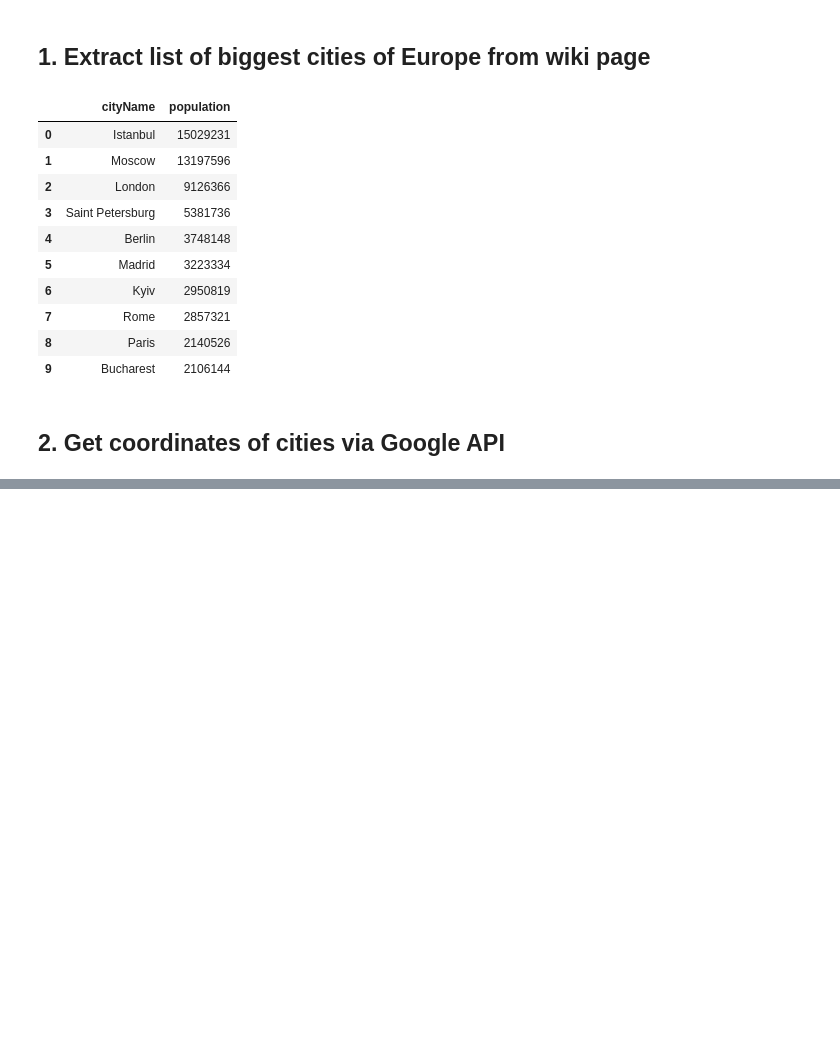
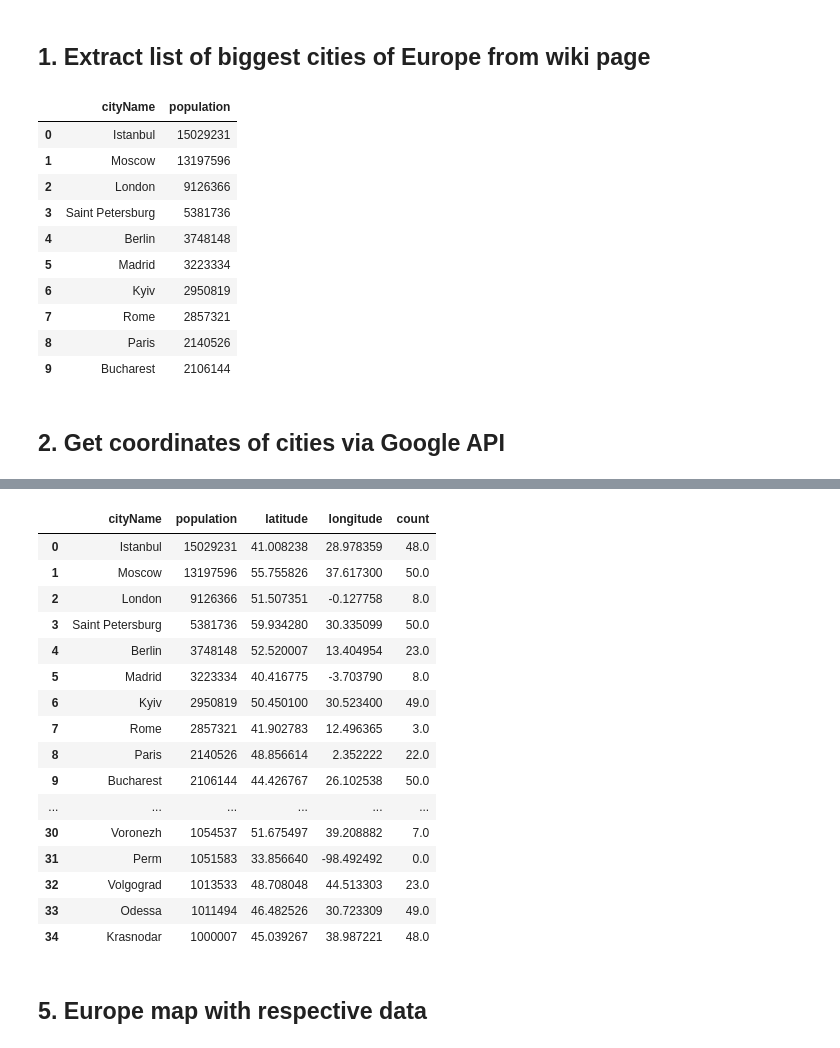
Before and after one commit to vitalykamentcev/DataScienceCourse, a Jupyter notebook: Data Science Capstone II.ipynb, the cells around one changed output, grey strips where cells are left out. Cells and saved outputs as stored; diff of their text form; code cells hidden in the pictures; blank space fills up the shorter version.

Commit message:
Data Science Capstone Week II

```diff
--- a/Data Science Capstone II.ipynb
+++ b/Data Science Capstone II.ipynb
@@ -147,0 +274,23 @@ latlons = [tuple(x) for x in subset.values]
+# %%
+cities.fillna(value = {'count': 0}, inplace = True)
+cities
+# %% [output]
+|  | cityName | population | latitude | longitude | count |
+| 0 | Istanbul | 15029231 | 41.008238 | 28.978359 | 48.0 |
+| 1 | Moscow | 13197596 | 55.755826 | 37.617300 | 50.0 |
+| 2 | London | 9126366 | 51.507351 | -0.127758 | 8.0 |
+| 3 | Saint Petersburg | 5381736 | 59.934280 | 30.335099 | 50.0 |
+| 4 | Berlin | 3748148 | 52.520007 | 13.404954 | 23.0 |
+| 5 | Madrid | 3223334 | 40.416775 | -3.703790 | 8.0 |
+| 6 | Kyiv | 2950819 | 50.450100 | 30.523400 | 49.0 |
+| 7 | Rome | 2857321 | 41.902783 | 12.496365 | 3.0 |
+| 8 | Paris | 2140526 | 48.856614 | 2.352222 | 22.0 |
+| 9 | Bucharest | 2106144 | 44.426767 | 26.102538 | 50.0 |
+| ... | ... | ... | ... | ... | ... |
+| 30 | Voronezh | 1054537 | 51.675497 | 39.208882 | 7.0 |
+| 31 | Perm | 1051583 | 33.856640 | -98.492492 | 0.0 |
+| 32 | Volgograd | 1013533 | 48.708048 | 44.513303 | 23.0 |
+| 33 | Odessa | 1011494 | 46.482526 | 30.723309 | 49.0 |
+| 34 | Krasnodar | 1000007 | 45.039267 | 38.987221 | 48.0 |
+# %% [markdown]
+## 5. Europe map with respective data
```
Also changed, not shown: parts of 21 cells of this notebook, 3 other files.
